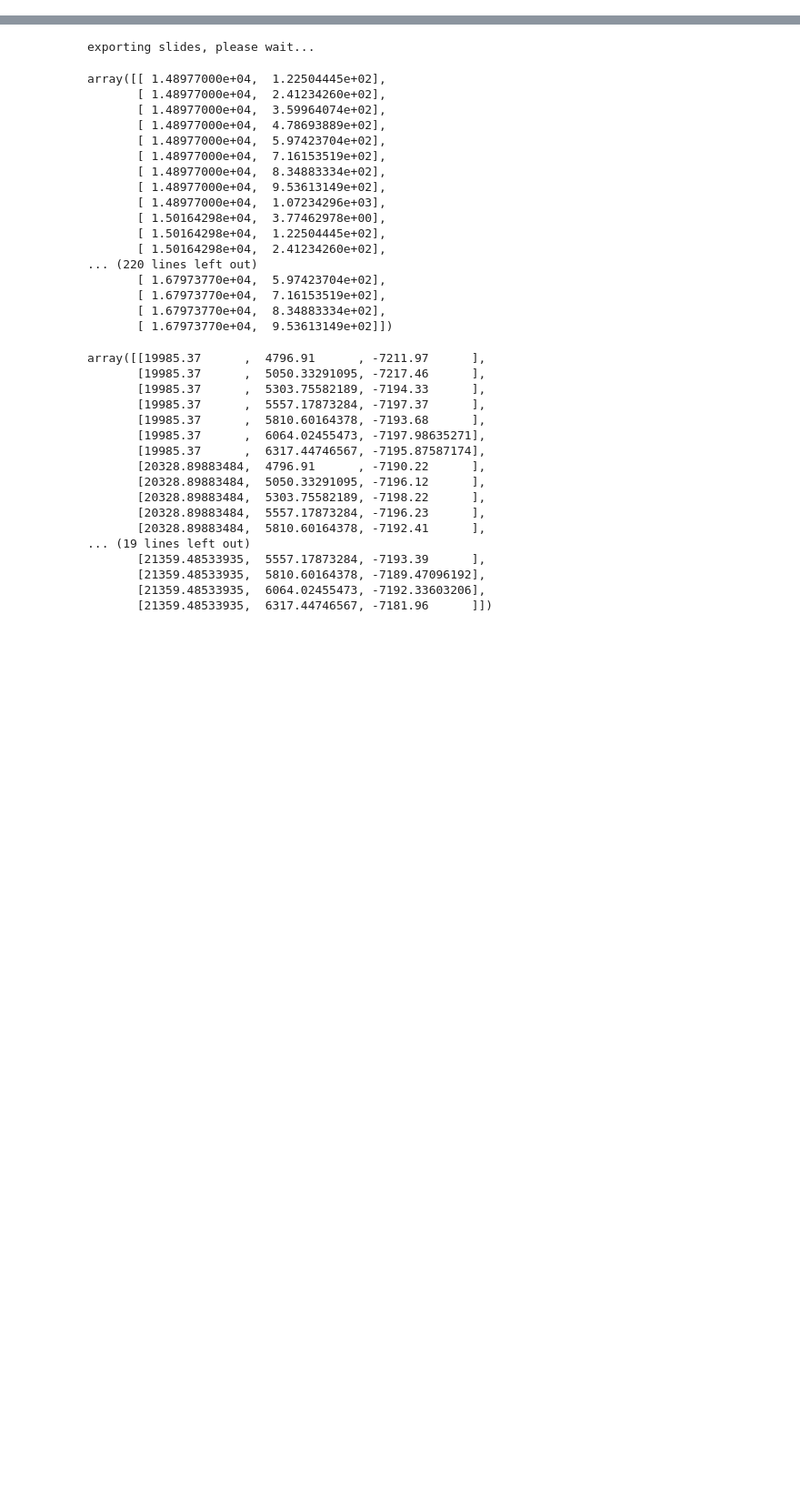
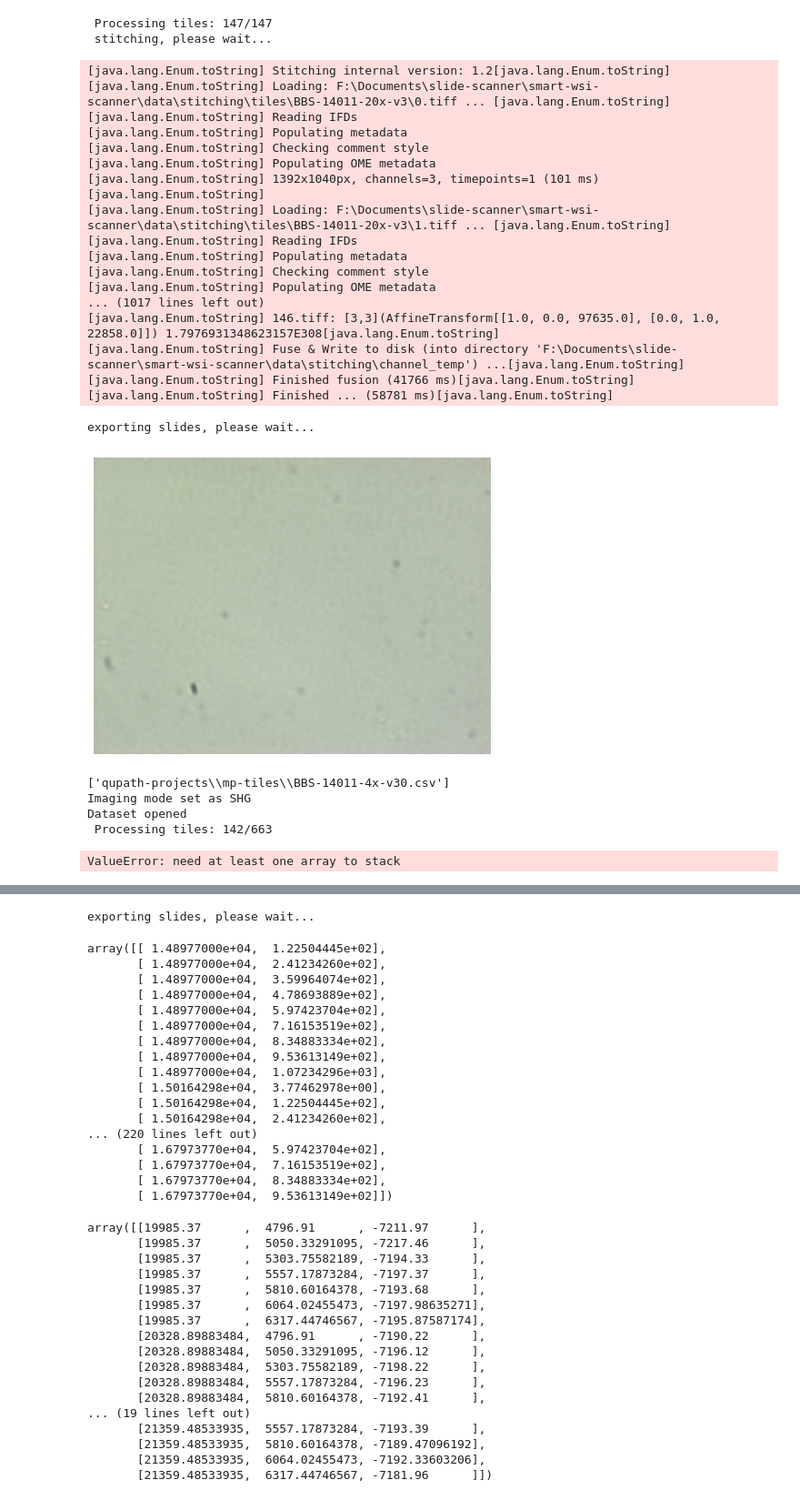
Before and after one commit to uw-loci/smart-wsi-scanner, a Jupyter notebook: bf-scanner.ipynb, the cells around one changed output, grey strips where cells are left out. Shown at 91% size. Drawn from its saved outputs; the diff is of its cells as text; code cells hidden in the pictures; blank space fills up the shorter version.

```diff
--- a/bf-scanner.ipynb
+++ b/bf-scanner.ipynb
@@ -93,18 +93,17 @@ def resample_z_pos(config, mag='20x', xy_pos=None, xyz_pos_list_4x=None, xyz_pos
         for i in range(xy_pos.shape[0]):
             x_pos_source = xy_pos[i, 0]
             y_pos_source = xy_pos[i, 1]
-            idx = list(set(x_matches) & set(y_matches))
             if mag=='20x': # transfer back to input grid position (20x)
                 z_offset = 0
-                x_pos = 0
-                y_pos = 0
+                x_pos = x_pos_source
+                y_pos = y_pos_source
             if mag=='mp':
                 z_offset = config["Z-stage-laser"] - config["Z-stage-20x"]
                 x_pos = x_pos_source - config["shg-offset"][0] + config["20x-bf-offset"][0]
                 y_pos = y_pos_source - config["shg-offset"][1] + config["20x-bf-offset"][1]
-            x_matches = np.where(np.abs(xyz_pos_list_20x[:, 0] - x_pos).min() == np.abs(xyz_pos_list_20x[:, 0] - x_pos))[0].tolist()
-            y_matches = np.where(np.abs(xyz_pos_list_20x[:, 1] - y_pos).min() == np.abs(xyz_pos_list_20x[:, 1] - y_pos))[0].tolist()
-            z_pos = xyz_pos_list_20x[idx[0], 2] + z_offset
+            distance = np.sqrt((x_pos-xyz_pos_list_20x[:, 0])**2 + (y_pos-xyz_pos_list_20x[:, 1])**2)
+            idx = np.argmin(distance)
+            z_pos = xyz_pos_list_20x[idx, 2] + z_offset
             xyz_list[i, :] = np.array([x_pos_source, y_pos_source, z_pos])
     return xyz_list # x, y, z
 # %%
@@ -495,0 +542,56 @@ exporting slides, please wait...
+# %%
+### test 20x only
+position_list_z = returns[1]
+acq_name = 'BBS-14011-4x-v3'
+position_lists_20x = annotations_positionlist(config, image_name=acq_name, out_mag='20x')
+position_list_20x = position_lists_20x[0]
+position_list_xyz = np.concatenate((position_list, position_list_z.reshape((position_list.shape[0], position_list.shape[1], 1))), 2)
+sampled_pos_xyz = resample_z_pos(config, mag='20x', xy_pos=position_list_20x, xyz_pos_list_4x=position_list_xyz)
+acq_name = 'BBS-14011-20x-v3'
+switch_objective(config, core, '20x')
+switch_mod(config, core, 'bf')
+returns_20x = whole_slide_scan(config, core=core, save_path=save_path, acq_name=acq_name, mag='20x', position_list=sampled_pos_xyz, mda=False, estimate_background=True, focus_dive=True)
+stitching(config, ij, save_path=save_path, acq_name=acq_name, mag='20x', mda=False, position_list=sampled_pos_xyz, flip_y=True, correction=True, background_image=returns_20x[0])
+export_slide(mag='20x')
+# %% [output]
+ Processing tiles: 147/147
+ stitching, please wait...
+[java.lang.Enum.toString] Stitching internal version: 1.2[java.lang.Enum.toString]
+[java.lang.Enum.toString] Loading: F:\Documents\slide-scanner\smart-wsi-scanner\data\stitching\tiles\BBS-14011-20x-v3\0.tiff ... [java.lang.Enum.toString]
+[java.lang.Enum.toString] Reading IFDs
+[java.lang.Enum.toString] Populating metadata
+[java.lang.Enum.toString] Checking comment style
+[java.lang.Enum.toString] Populating OME metadata
+[java.lang.Enum.toString] 1392x1040px, channels=3, timepoints=1 (101 ms)[java.lang.Enum.toString]
+[java.lang.Enum.toString] Loading: F:\Documents\slide-scanner\smart-wsi-scanner\data\stitching\tiles\BBS-14011-20x-v3\1.tiff ... [java.lang.Enum.toString]
+[java.lang.Enum.toString] Reading IFDs
+[java.lang.Enum.toString] Populating metadata
+[java.lang.Enum.toString] Checking comment style
+[java.lang.Enum.toString] Populating OME metadata
+... (1017 lines left out)
+[java.lang.Enum.toString] 146.tiff: [3,3](AffineTransform[[1.0, 0.0, 97635.0], [0.0, 1.0, 22858.0]]) 1.7976931348623157E308[java.lang.Enum.toString]
+[java.lang.Enum.toString] Fuse & Write to disk (into directory 'F:\Documents\slide-scanner\smart-wsi-scanner\data\stitching\channel_temp') ...[java.lang.Enum.toString]
+[java.lang.Enum.toString] Finished fusion (41766 ms)[java.lang.Enum.toString]
+[java.lang.Enum.toString] Finished ... (58781 ms)[java.lang.Enum.toString]
+exporting slides, please wait...
+[figure, added]
+# %%
+### test shg only
+position_list_z = returns[1]
+acq_name = 'BBS-14011-4x-v3'
+position_lists_mp = annotations_positionlist(config, image_name=acq_name, out_mag='mp')
+position_lists_mp = position_lists_mp[0]
+position_list_xyz_20x = np.concatenate((position_list_20x, returns_20x[-1].reshape((returns_20x[-1].shape[0], 1))), 1)
+sampled_pos_xyz_mp = resample_z_pos(config, mag='mp', xy_pos=position_lists_mp, xyz_pos_list_20x=position_list_xyz_20x)
+acq_name = 'BBS-14011-4-mp-v3-0'
+switch_objective(config, core, '20x')
+switch_mod(config, core, 'shg')
+whole_slide_scan(config, core=core, save_path=save_path, acq_name=acq_name, position_list=sampled_pos_xyz_mp, mda=True, z_stack=True, sample_depth=36, z_step=6, estimate_background=False, focus_dive=False)
+stitching(config, ij, save_path=save_path, acq_name=acq_name, mag='mp', mda=True, z_stack=True, position_list=sampled_pos_xyz_mp, flip_y=False, rotate=270, correction=True)
+export_slide(mag='mp')
+# %% [output]
+['qupath-projects\\mp-tiles\\BBS-14011-4x-v30.csv']
+Imaging mode set as SHG
+Dataset opened
+ Processing tiles: 142/663
+ValueError: need at least one array to stack
```
Also changed, not shown: parts of 27 cells of this notebook, 9 other files.
